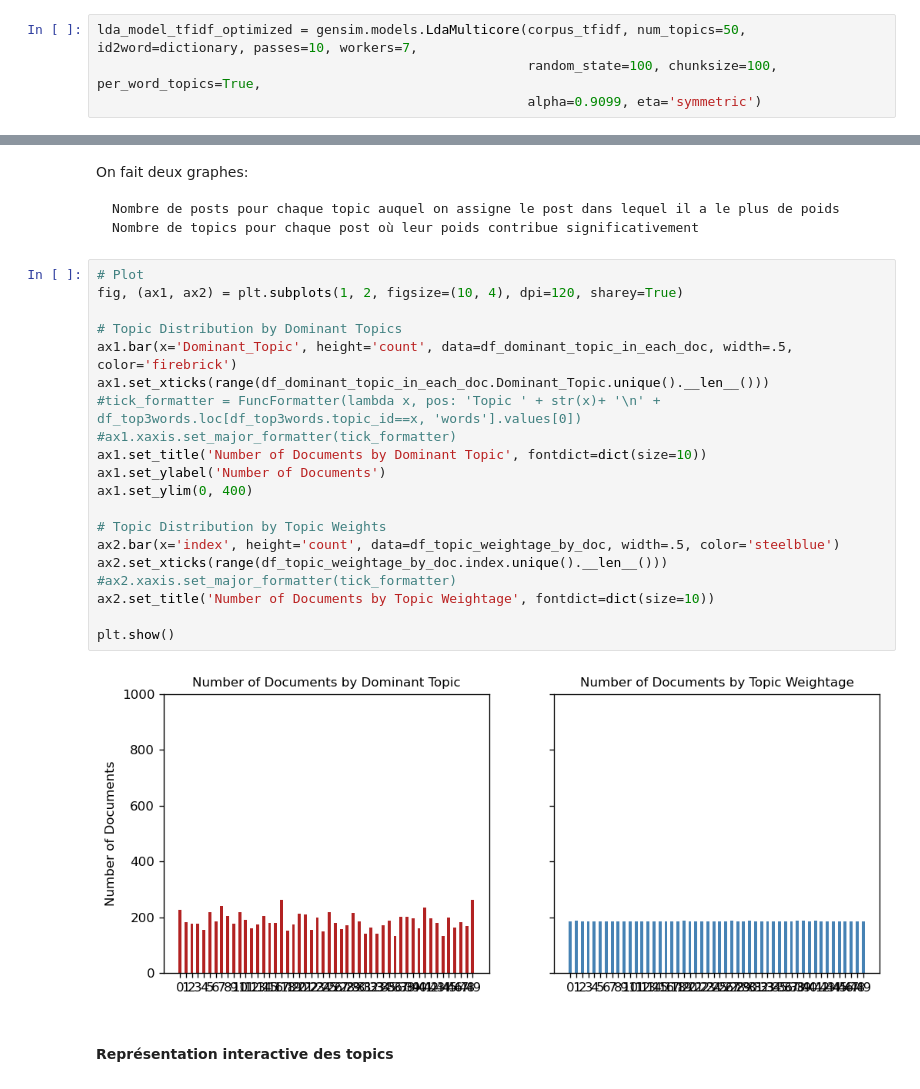
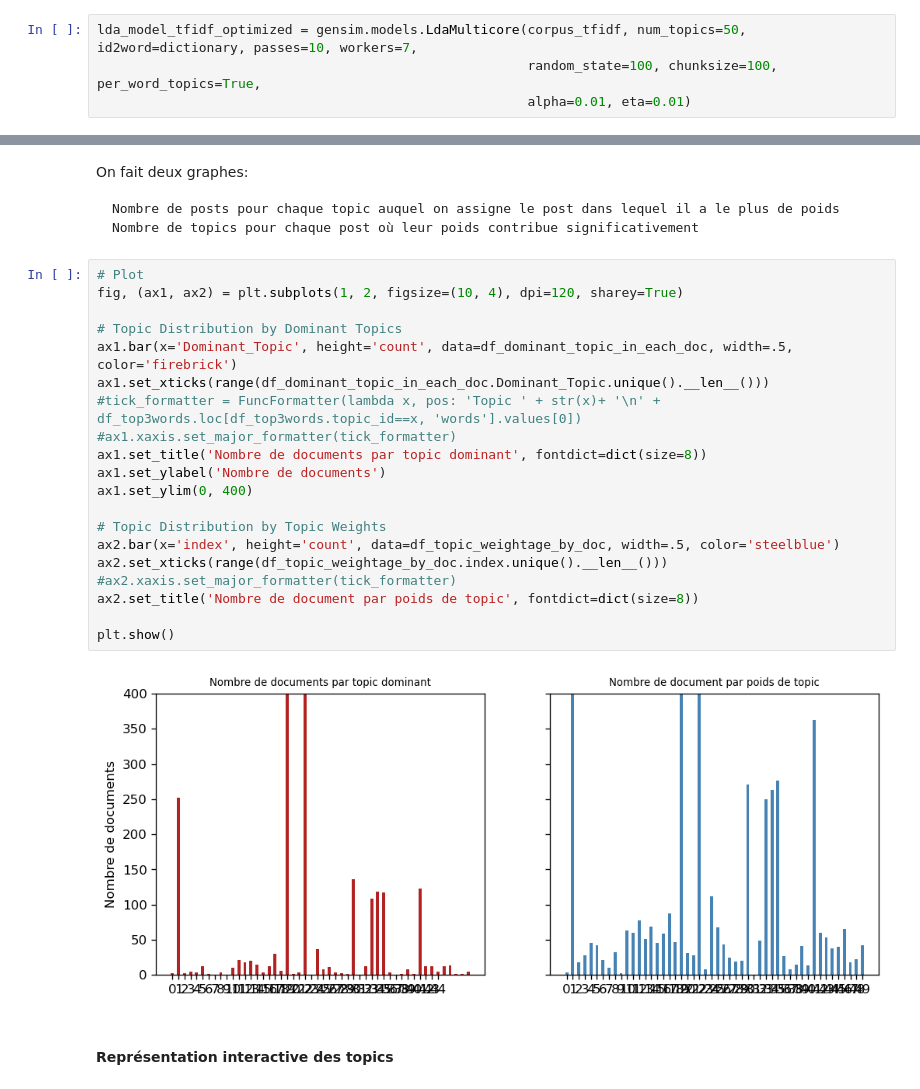
Before and after one commit to aldeponk/stack-overflow, a Jupyter notebook: Unsupervised_Modelization.ipynb, the cells around one changed output, grey strips where cells are left out. Saved outputs shown, nothing was run; the diff lists cells and outputs as text.

```diff
--- a/Unsupervised_Modelization.ipynb
+++ b/Unsupervised_Modelization.ipynb
@@ -411,7 +403,7 @@ xtract[xtract.Coherence == xtract.Coherence.min()]
 # %%
 lda_model_tfidf_optimized = gensim.models.LdaMulticore(corpus_tfidf, num_topics=50, id2word=dictionary, passes=10, workers=7,
                                                        random_state=100, chunksize=100, per_word_topics=True,
-                                                       alpha=0.9099, eta='symmetric')
+                                                       alpha=0.01, eta=0.01)
 # %%
 show = []
 for idx, topic in lda_model_tfidf_optimized.print_topics(-1):
@@ -697,25 +689,25 @@ On fait deux graphes:
 # %%
 # Plot
 fig, (ax1, ax2) = plt.subplots(1, 2, figsize=(10, 4), dpi=120, sharey=True)
 
 # Topic Distribution by Dominant Topics
 ax1.bar(x='Dominant_Topic', height='count', data=df_dominant_topic_in_each_doc, width=.5, color='firebrick')
 ax1.set_xticks(range(df_dominant_topic_in_each_doc.Dominant_Topic.unique().__len__()))
 #tick_formatter = FuncFormatter(lambda x, pos: 'Topic ' + str(x)+ '\n' + df_top3words.loc[df_top3words.topic_id==x, 'words'].values[0])
 #ax1.xaxis.set_major_formatter(tick_formatter)
-ax1.set_title('Number of Documents by Dominant Topic', fontdict=dict(size=10))
-ax1.set_ylabel('Number of Documents')
+ax1.set_title('Nombre de documents par topic dominant', fontdict=dict(size=8))
+ax1.set_ylabel('Nombre de documents')
 ax1.set_ylim(0, 400)
 
 # Topic Distribution by Topic Weights
 ax2.bar(x='index', height='count', data=df_topic_weightage_by_doc, width=.5, color='steelblue')
 ax2.set_xticks(range(df_topic_weightage_by_doc.index.unique().__len__()))
 #ax2.xaxis.set_major_formatter(tick_formatter)
-ax2.set_title('Number of Documents by Topic Weightage', fontdict=dict(size=10))
+ax2.set_title('Nombre de document par poids de topic', fontdict=dict(size=8))
 
 plt.show()
 # %% [output]
-[figure, old version]
+[figure, new version]
 # %% [markdown]
 #### Représentation interactive des topics
 # %%
```
Also changed, not shown: parts of 39 cells of this notebook, 15 other files.
